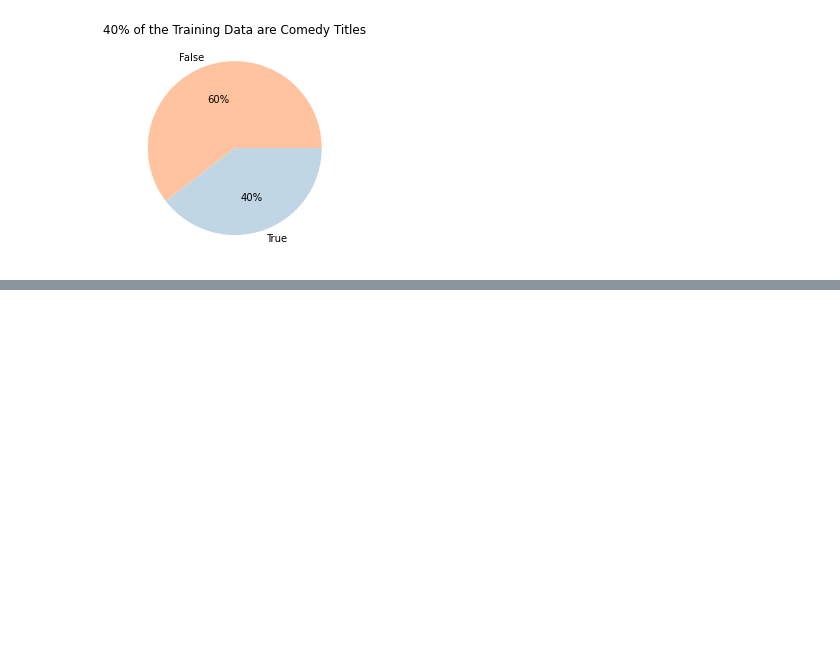
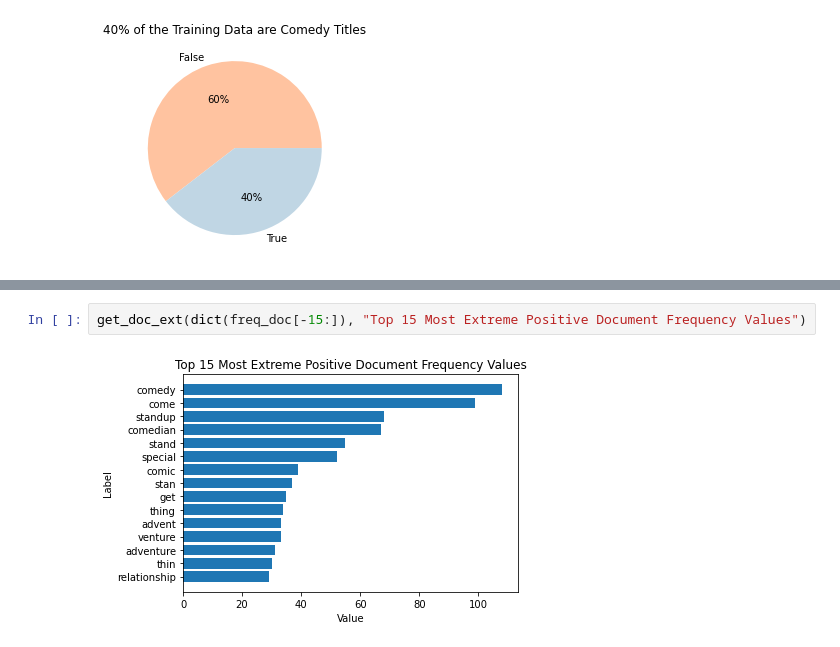
Before and after one commit to Johndsalas/netflix_genre_labeler, a Jupyter notebook: main.ipynb, the cells around one changed output, grey strips where cells are left out. Saved outputs shown, nothing was run; the diff lists cells and outputs as text; blank space fills up the shorter version.

```diff
--- a/main.ipynb
+++ b/main.ipynb
@@ -257,0 +153,4 @@ com_bow
+# %%
+get_doc_ext(dict(freq_doc[-15:]), "Top 15 Most Extreme Positive Document Frequency Values")
+# %% [output]
+[figure, added]
```
Also changed, not shown: parts of 33 cells of this notebook, 1 other file.
